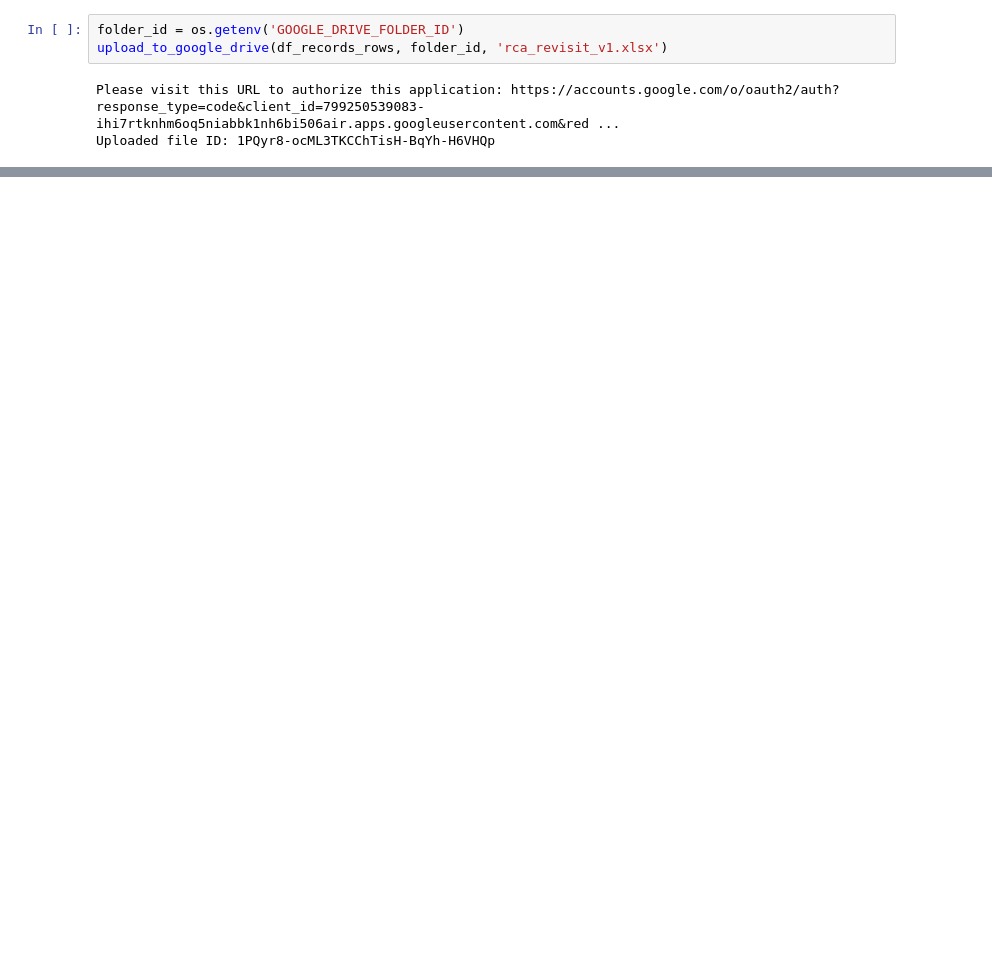
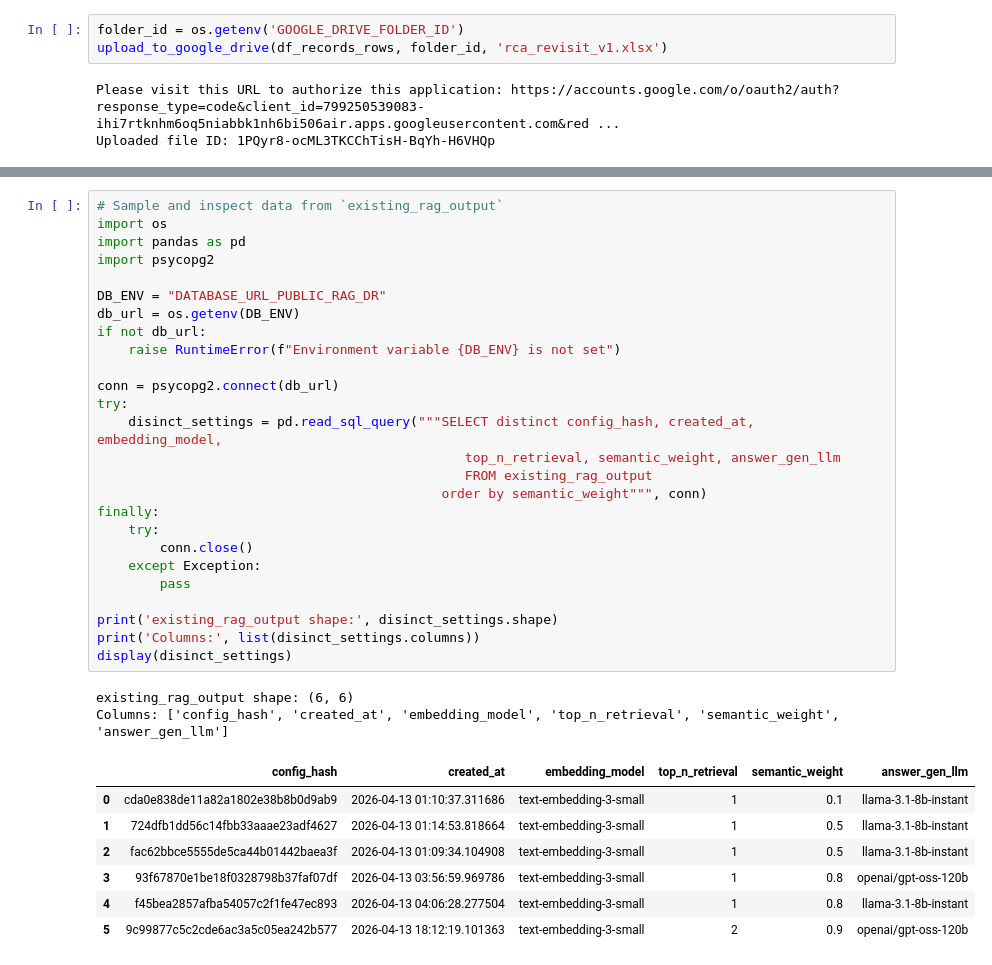
Before and after one commit to hanhanwu/Yokan, a Jupyter notebook: experiments_ragdr_v2/root_cause_analysis_exp4.ipynb, the cells around one changed output, grey strips where cells are left out. Cells and saved outputs as stored; diff of their text form; blank space fills up the shorter version.

```diff
--- a/experiments_ragdr_v2/root_cause_analysis_exp4.ipynb
+++ b/experiments_ragdr_v2/root_cause_analysis_exp4.ipynb
@@ -74,0 +106,36 @@ Uploaded file ID: 1PQyr8-ocML3TKCChTisH-BqYh-H6VHQp
+# %%
+# Sample and inspect data from `existing_rag_output`
+import os
+import pandas as pd
+import psycopg2
+
+DB_ENV = "DATABASE_URL_PUBLIC_RAG_DR"
+db_url = os.getenv(DB_ENV)
+if not db_url:
+    raise RuntimeError(f"Environment variable {DB_ENV} is not set")
+
+conn = psycopg2.connect(db_url)
+try:
+    disinct_settings = pd.read_sql_query("""SELECT distinct config_hash, created_at, embedding_model,
+                                               top_n_retrieval, semantic_weight, answer_gen_llm
+                                               FROM existing_rag_output
+                                            order by semantic_weight""", conn)
+finally:
+    try:
+        conn.close()
+    except Exception:
+        pass
+
+print('existing_rag_output shape:', disinct_settings.shape)
+print('Columns:', list(disinct_settings.columns))
+display(disinct_settings)
+# %% [output]
+existing_rag_output shape: (6, 6)
+Columns: ['config_hash', 'created_at', 'embedding_model', 'top_n_retrieval', 'semantic_weight', 'answer_gen_llm']
+|  | config_hash | created_at | embedding_model | top_n_retrieval | semantic_weight | answer_gen_llm |
+| 0 | cda0e838de11a82a1802e38b8b0d9ab9 | 2026-04-13 01:10:37.311686 | text-embedding-3-small | 1 | 0.1 | llama-3.1-8b-instant |
+| 1 | 724dfb1dd56c14fbb33aaae23adf4627 | 2026-04-13 01:14:53.818664 | text-embedding-3-small | 1 | 0.5 | llama-3.1-8b-instant |
+| 2 | fac62bbce5555de5ca44b01442baea3f | 2026-04-13 01:09:34.104908 | text-embedding-3-small | 1 | 0.5 | llama-3.1-8b-instant |
+| 3 | 93f67870e1be18f0328798b37faf07df | 2026-04-13 03:56:59.969786 | text-embedding-3-small | 1 | 0.8 | openai/gpt-oss-120b |
+| 4 | f45bea2857afba54057c2f1fe47ec893 | 2026-04-13 04:06:28.277504 | text-embedding-3-small | 1 | 0.8 | llama-3.1-8b-instant |
+| 5 | 9c99877c5c2cde6ac3a5c05ea242b577 | 2026-04-13 18:12:19.101363 | text-embedding-3-small | 2 | 0.9 | openai/gpt-oss-120b |
```
Also changed, not shown: parts of 9 cells of this notebook, 2 other files.
